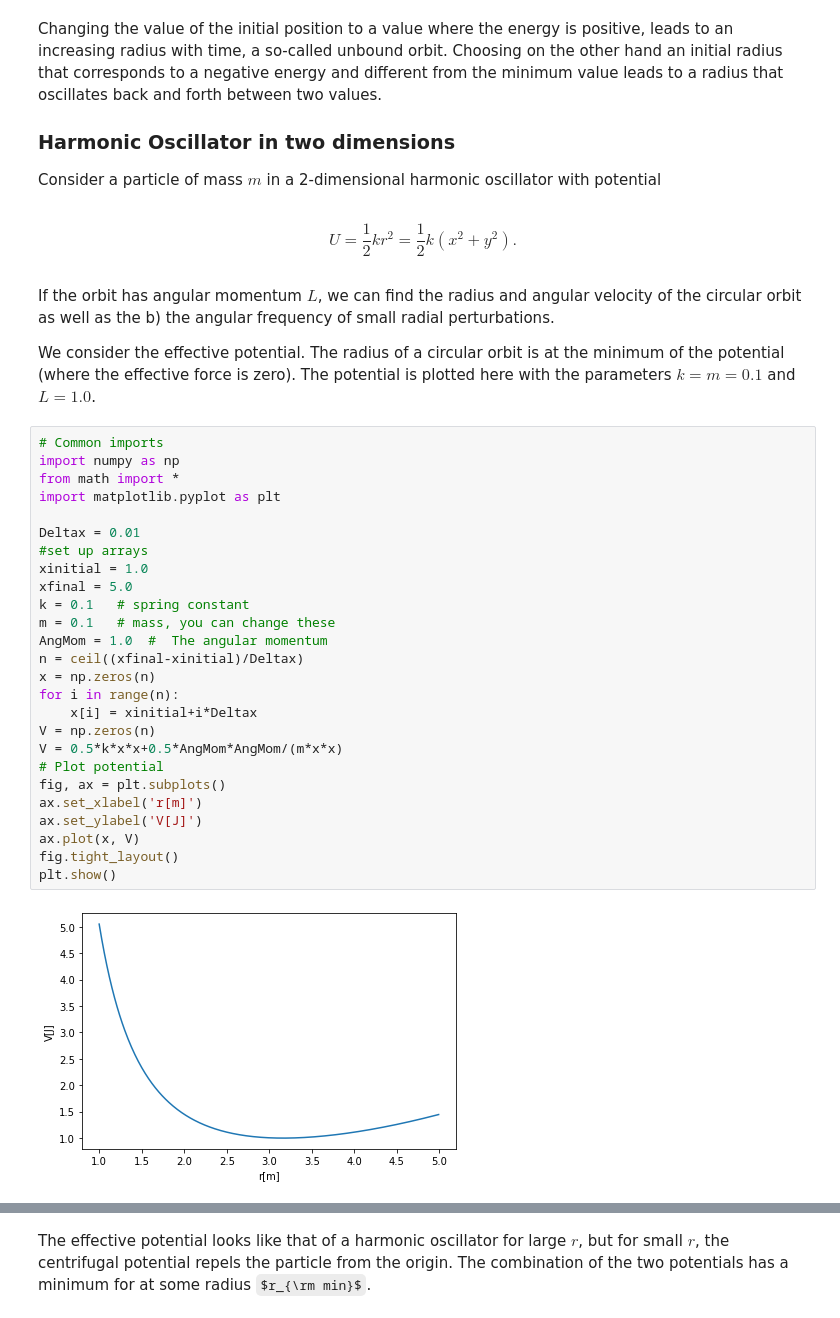
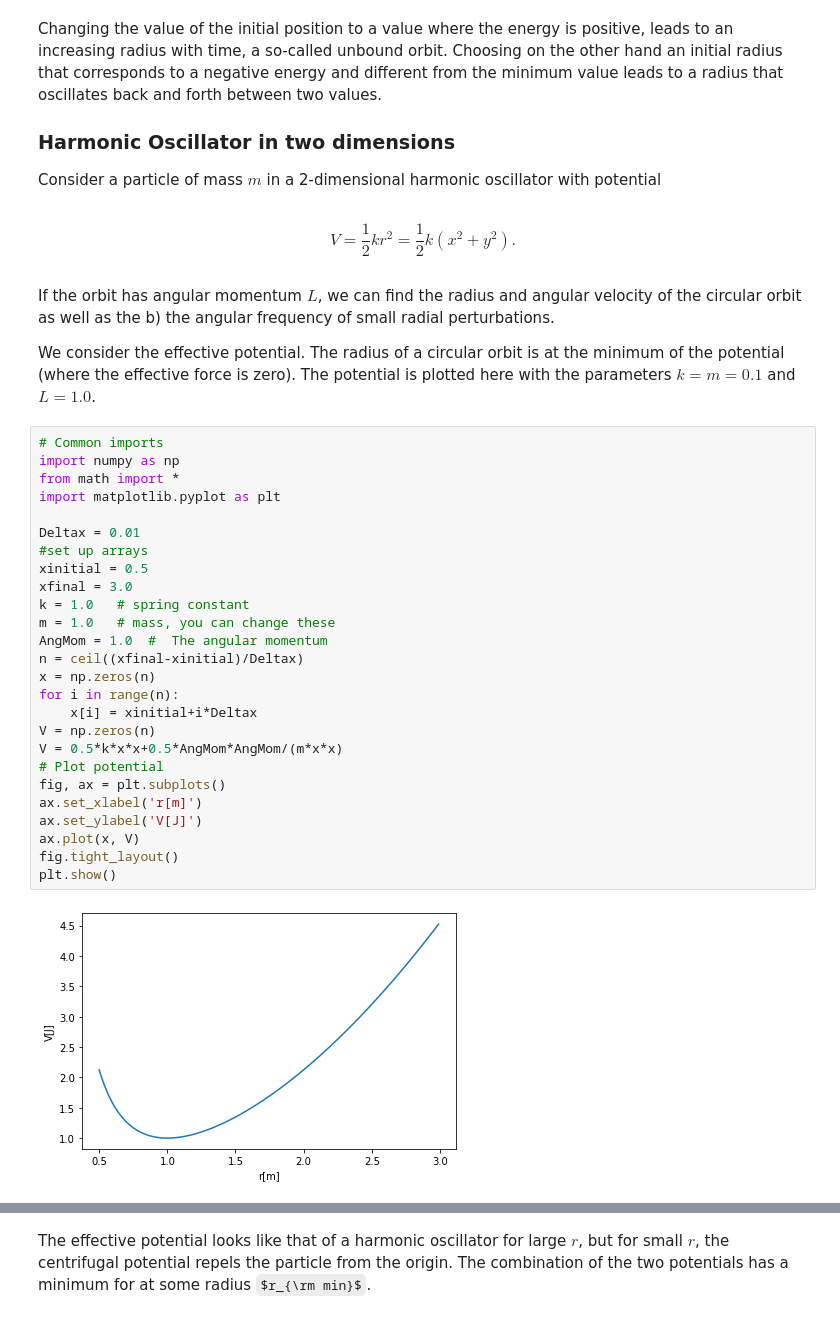
Before and after one commit to mhjensen/Physics321, a Jupyter notebook: doc/LectureNotes/_build/jupyter_execute/chapter6.ipynb, the cells around one changed output, grey strips where cells are left out. Drawn from its saved outputs; the diff is of its cells as text; some formulas as TeX source.

```diff
--- a/doc/LectureNotes/_build/jupyter_execute/chapter6.ipynb
+++ b/doc/LectureNotes/_build/jupyter_execute/chapter6.ipynb
@@ -497,7 +499,7 @@ Changing the value of the initial position to a value where the energy is positi
 Consider a particle of mass $m$ in a 2-dimensional harmonic oscillator with potential
 # %% [markdown]
 $$
-U=\frac{1}{2}kr^2=\frac{1}{2}k(x^2+y^2).
+V=\frac{1}{2}kr^2=\frac{1}{2}k(x^2+y^2).
 $$
 # %% [markdown]
 If the orbit has angular momentum $L$, we can find the radius and angular velocity of the circular orbit as well as the b) the angular frequency of small radial perturbations.
@@ -507,31 +509,31 @@ The potential is plotted here with the parameters $k=m=0.1$ and $L=1.0$.
 # %%
 # Common imports
 import numpy as np
 from math import *
 import matplotlib.pyplot as plt
 
 Deltax = 0.01
 #set up arrays
-xinitial = 1.0
-xfinal = 5.0
-k = 0.1   # spring constant
-m = 0.1   # mass, you can change these
+xinitial = 0.5
+xfinal = 3.0
+k = 1.0   # spring constant
+m = 1.0   # mass, you can change these
 AngMom = 1.0  #  The angular momentum
 n = ceil((xfinal-xinitial)/Deltax)
 x = np.zeros(n)
 for i in range(n):
     x[i] = xinitial+i*Deltax
 V = np.zeros(n)
 V = 0.5*k*x*x+0.5*AngMom*AngMom/(m*x*x)
 # Plot potential
 fig, ax = plt.subplots()
 ax.set_xlabel('r[m]')
 ax.set_ylabel('V[J]')
 ax.plot(x, V)
 fig.tight_layout()
 plt.show()
 # %% [output]
-[figure, old version]
+[figure, new version]
 # %% [markdown]
 $$
 \begin{eqnarray*}
```
Also changed, not shown: parts of 15 cells of this notebook, 17 other files.
